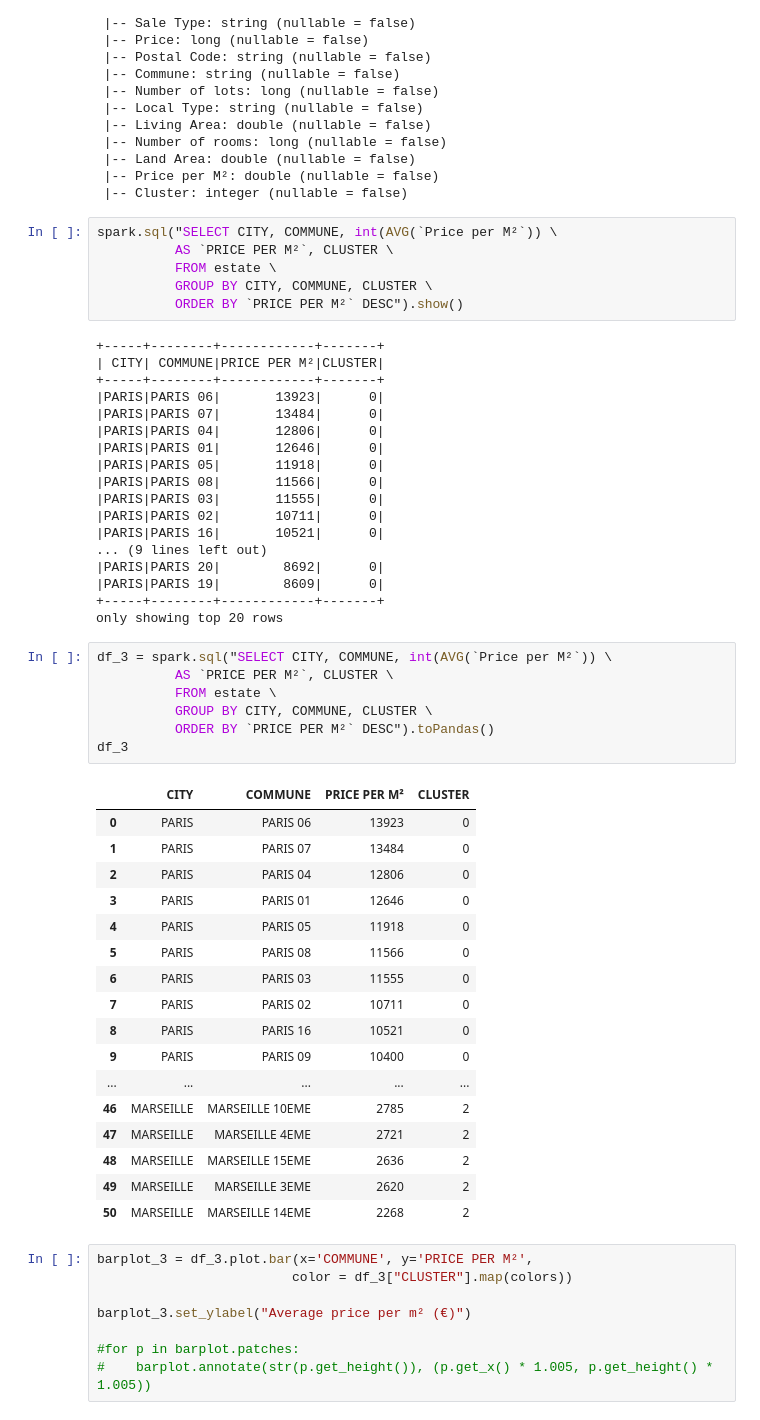
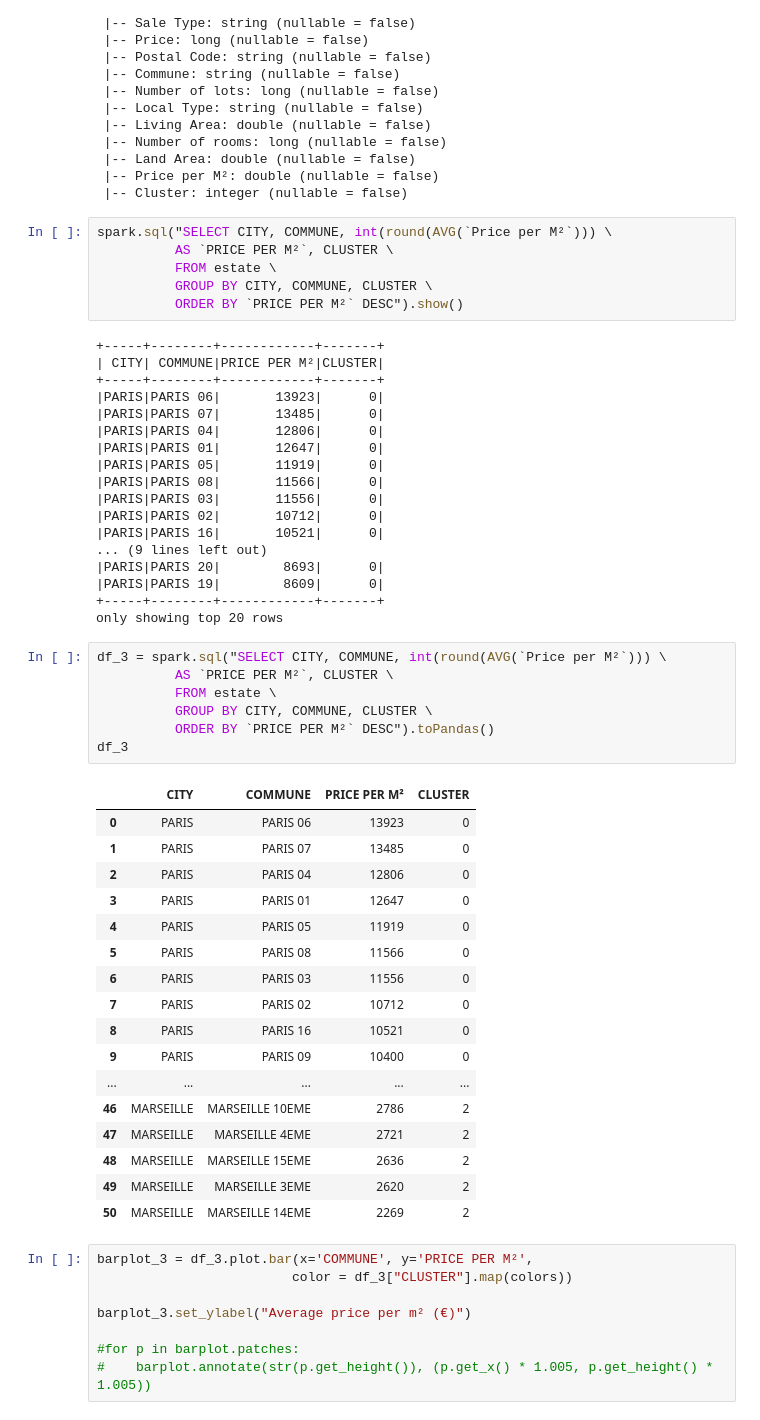
Before and after one commit to 13w13/U2-Big-Data-Tools-for-Business, a Jupyter notebook: 2. Real Estate Market EDA.ipynb, the cells around one changed output. Saved outputs shown, nothing was run; the diff lists cells and outputs as text.

```diff
--- a/2. Real Estate Market EDA.ipynb
+++ b/2. Real Estate Market EDA.ipynb
@@ -738,7 +738,7 @@ root
  |-- Price per M²: double (nullable = false)
  |-- Cluster: integer (nullable = false)
 # %%
-spark.sql("SELECT CITY, COMMUNE, int(AVG(`Price per M²`)) \
+spark.sql("SELECT CITY, COMMUNE, int(round(AVG(`Price per M²`))) \
           AS `PRICE PER M²`, CLUSTER \
           FROM estate \
           GROUP BY CITY, COMMUNE, CLUSTER \
@@ -748,44 +748,44 @@ spark.sql("SELECT CITY, COMMUNE, int(AVG(`Price per M²`)) \
 | CITY| COMMUNE|PRICE PER M²|CLUSTER|
 +-----+--------+------------+-------+
 |PARIS|PARIS 06|       13923|      0|
-|PARIS|PARIS 07|       13484|      0|
+|PARIS|PARIS 07|       13485|      0|
 |PARIS|PARIS 04|       12806|      0|
-|PARIS|PARIS 01|       12646|      0|
-|PARIS|PARIS 05|       11918|      0|
+|PARIS|PARIS 01|       12647|      0|
+|PARIS|PARIS 05|       11919|      0|
 |PARIS|PARIS 08|       11566|      0|
-|PARIS|PARIS 03|       11555|      0|
-|PARIS|PARIS 02|       10711|      0|
+|PARIS|PARIS 03|       11556|      0|
+|PARIS|PARIS 02|       10712|      0|
 |PARIS|PARIS 16|       10521|      0|
 ... (9 lines left out)
-|PARIS|PARIS 20|        8692|      0|
+|PARIS|PARIS 20|        8693|      0|
 |PARIS|PARIS 19|        8609|      0|
 +-----+--------+------------+-------+
 only showing top 20 rows
 # %%
-df_3 = spark.sql("SELECT CITY, COMMUNE, int(AVG(`Price per M²`)) \
+df_3 = spark.sql("SELECT CITY, COMMUNE, int(round(AVG(`Price per M²`))) \
           AS `PRICE PER M²`, CLUSTER \
           FROM estate \
           GROUP BY CITY, COMMUNE, CLUSTER \
           ORDER BY `PRICE PER M²` DESC").toPandas()
 df_3
 # %% [output]
 |  | CITY | COMMUNE | PRICE PER M² | CLUSTER |
 | 0 | PARIS | PARIS 06 | 13923 | 0 |
-| 1 | PARIS | PARIS 07 | 13484 | 0 |
+| 1 | PARIS | PARIS 07 | 13485 | 0 |
 | 2 | PARIS | PARIS 04 | 12806 | 0 |
-| 3 | PARIS | PARIS 01 | 12646 | 0 |
-| 4 | PARIS | PARIS 05 | 11918 | 0 |
+| 3 | PARIS | PARIS 01 | 12647 | 0 |
+| 4 | PARIS | PARIS 05 | 11919 | 0 |
 | 5 | PARIS | PARIS 08 | 11566 | 0 |
-| 6 | PARIS | PARIS 03 | 11555 | 0 |
-| 7 | PARIS | PARIS 02 | 10711 | 0 |
+| 6 | PARIS | PARIS 03 | 11556 | 0 |
+| 7 | PARIS | PARIS 02 | 10712 | 0 |
 | 8 | PARIS | PARIS 16 | 10521 | 0 |
 | 9 | PARIS | PARIS 09 | 10400 | 0 |
 | ... | ... | ... | ... | ... |
-| 46 | MARSEILLE | MARSEILLE 10EME | 2785 | 2 |
+| 46 | MARSEILLE | MARSEILLE 10EME | 2786 | 2 |
 | 47 | MARSEILLE | MARSEILLE 4EME | 2721 | 2 |
 | 48 | MARSEILLE | MARSEILLE 15EME | 2636 | 2 |
 | 49 | MARSEILLE | MARSEILLE 3EME | 2620 | 2 |
-| 50 | MARSEILLE | MARSEILLE 14EME | 2268 | 2 |
+| 50 | MARSEILLE | MARSEILLE 14EME | 2269 | 2 |
 # %%
 barplot_3 = df_3.plot.bar(x='COMMUNE', y='PRICE PER M²',
                          color = df_3["CLUSTER"].map(colors))
```
Also changed, not shown: parts of 28 cells of this notebook.
